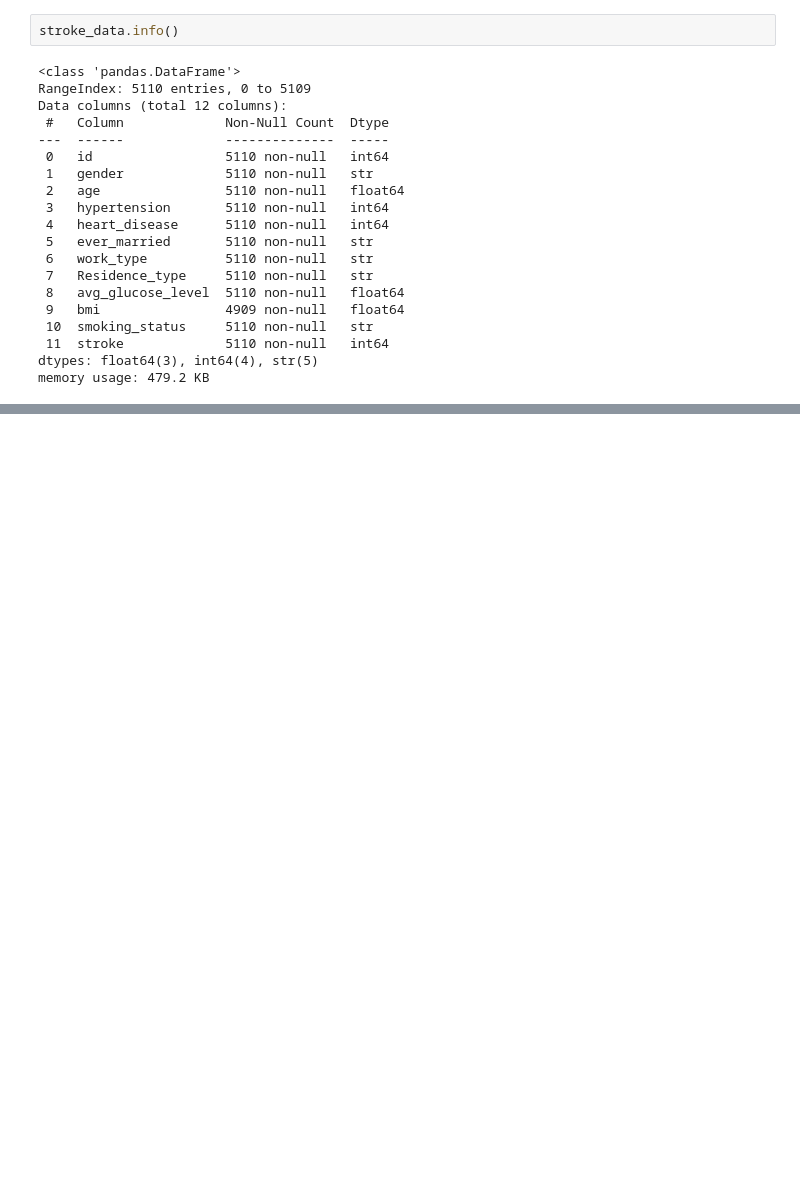
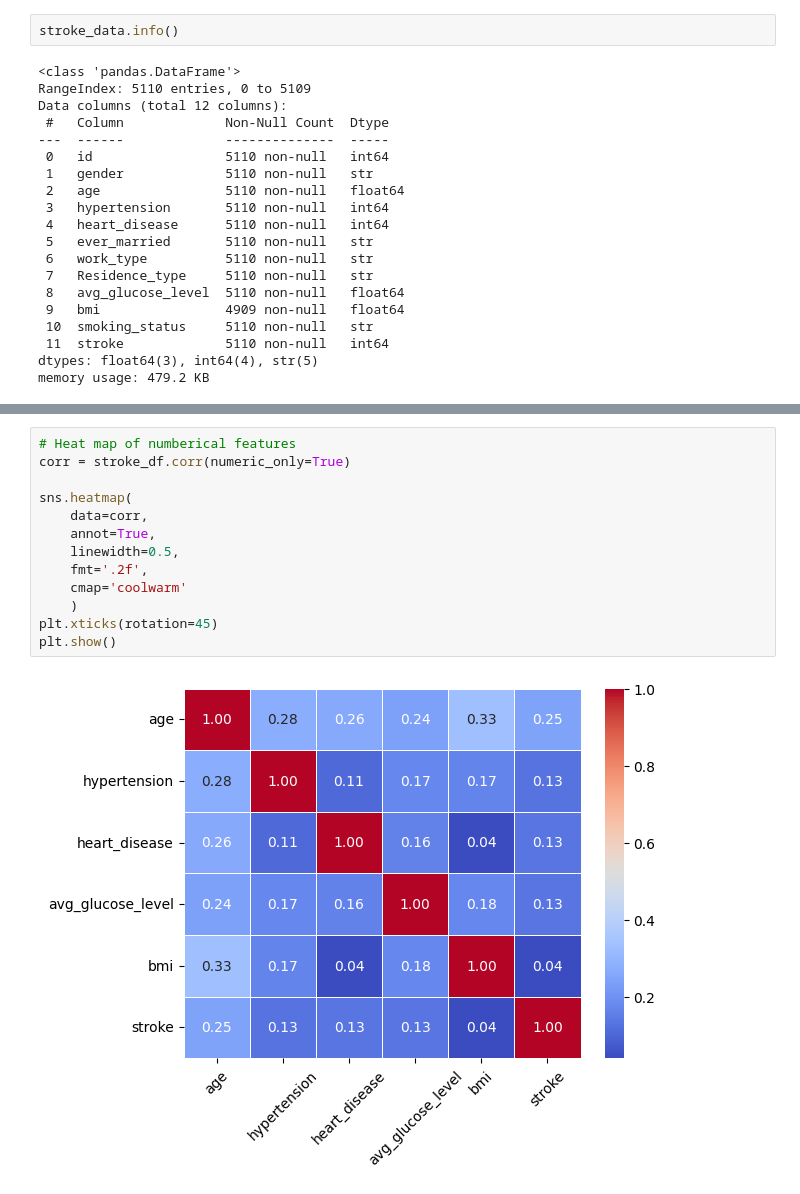
Before and after one commit to stan-2828/stroke_prediction, a Jupyter notebook: experiments/notebooks/01_eda.ipynb, the cells around one changed output, grey strips where cells are left out. Cells and saved outputs as stored; diff of their text form; blank space fills up the shorter version.

```diff
--- a/experiments/notebooks/01_eda.ipynb
+++ b/experiments/notebooks/01_eda.ipynb
@@ -178,0 +225,15 @@ for col in categorical_cols:
+# %%
+# Heat map of numberical features
+corr = stroke_df.corr(numeric_only=True)
+
+sns.heatmap(
+    data=corr,
+    annot=True,
+    linewidth=0.5,
+    fmt='.2f',
+    cmap='coolwarm'
+    )
+plt.xticks(rotation=45)
+plt.show()
+# %% [output]
+[figure, added]
```
Also changed, not shown: parts of 9 cells of this notebook.
